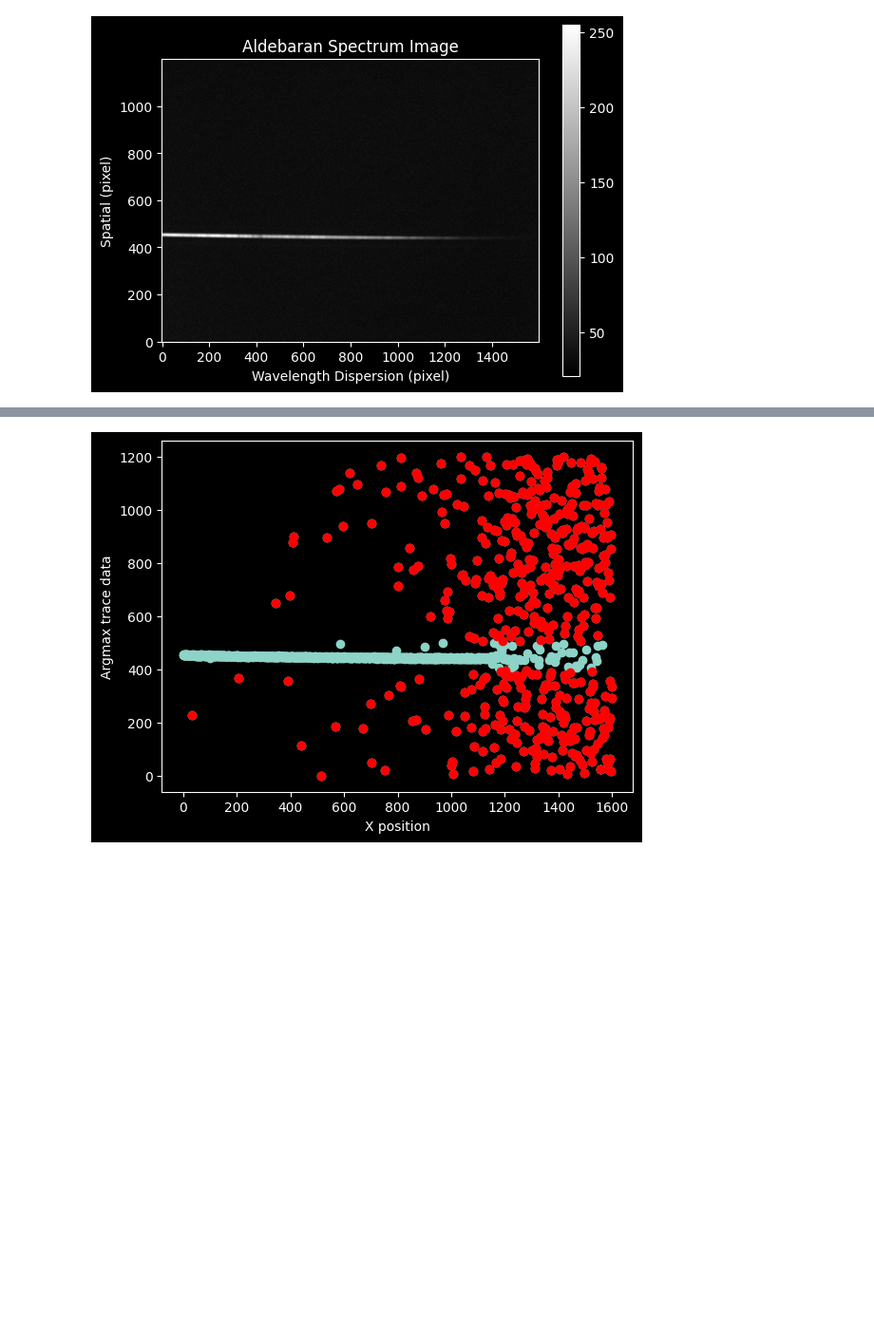
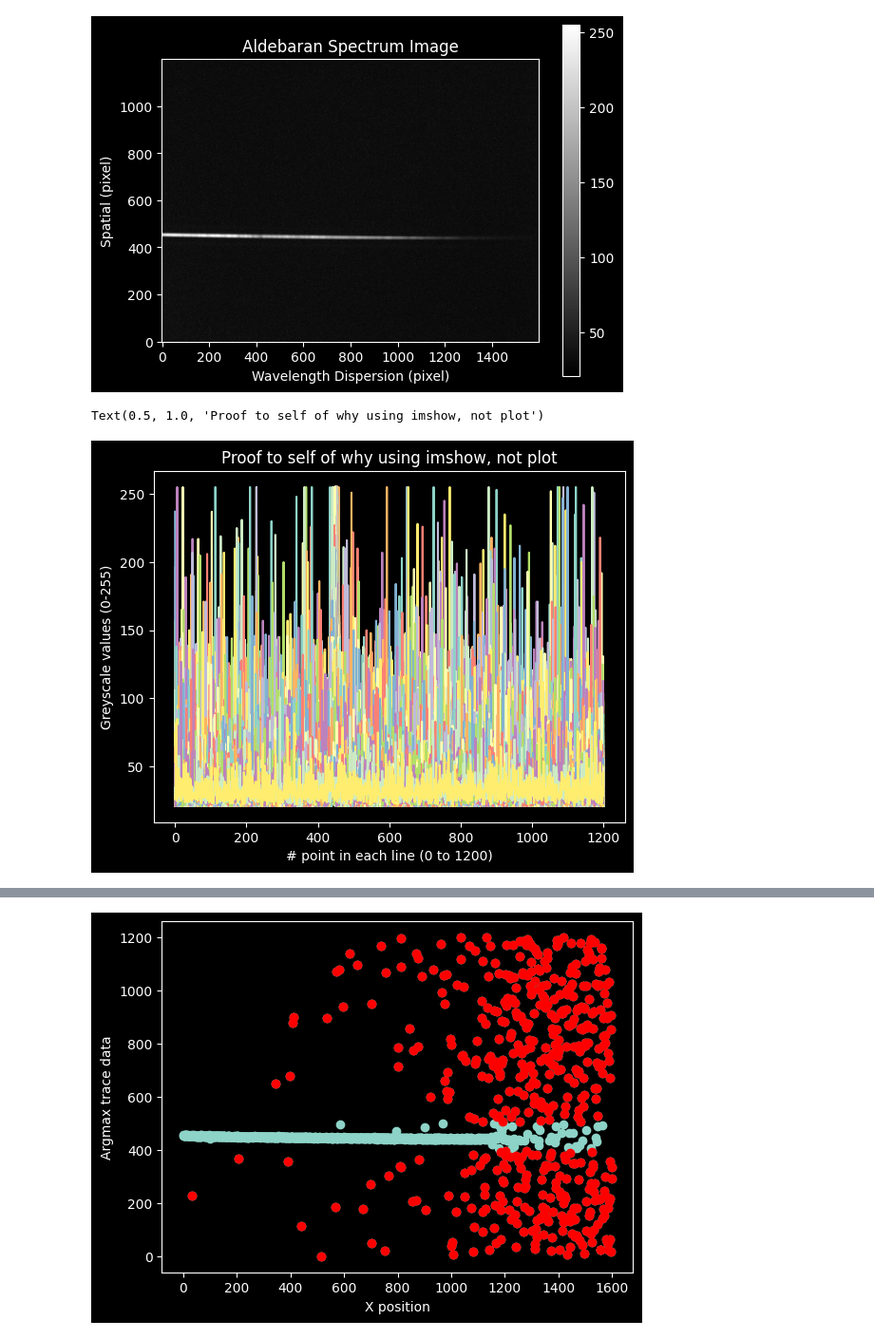
Before and after one commit to AveEddins/astropy---Tutorial-Series-on-Spectroscopic-Data-Reduction-Basics, a Jupyter notebook: AstroPy_SpectroscopicDataReductionTutorial.ipynb, the cells around one changed output, grey strips where cells are left out. Shown at 95% size. Drawn from its saved outputs; the diff is of its cells as text; code cells hidden in the pictures; blank space fills up the shorter version.

Commit message:
Expanded on points covered in prev commit

```diff
--- a/AstroPy_SpectroscopicDataReductionTutorial.ipynb
+++ b/AstroPy_SpectroscopicDataReductionTutorial.ipynb
@@ -45,5 +57,23 @@ plt.title("Aldebaran Spectrum Image");
 # %% [output]
 [figure]
+# %%
+# Got sidetracked: why imshow works while plot doesn't, a proof to myself
+
+plt.figure()
+plt.plot(image_array); #< ! does not work
+plt.xlabel('# point in each line (0 to 1200)')
+plt.ylabel('Greyscale values (0-255)')
+plt.title('Proof to self of why using imshow, not plot')
+
+# imshow vs plot: imshow expects a 2D numpy array, so it knows to extract the shape
+# of the array to make the axes (in this case 1200x1600). Each value in the array is known to be a color/greyscale value.
+# plot expects two 1D arrays of the same length. The first array is the x coordinates, and the second array is the y coordinates.
+# When given a 2D array, plot creates a separate dataset for each column. So, I have a 1200x1600 dataset,
+# so plot is making 1600 datasets (lines) of length 1200 each (1200 points per line, x axis length), and plotting them all on the same axes.
+# The y axis in the plot figure only goes up to 255 because that's the largest value possible in each column of the 2D array.
+# %% [output]
+Text(0.5, 1.0, 'Proof to self of why using imshow, not plot')
+[figure, added]
 # %%
 # Create range from 0 to number of columns in image array since imshow generated the pixel axis in
 # previous image
```
Also changed, not shown: parts of 7 cells of this notebook.
